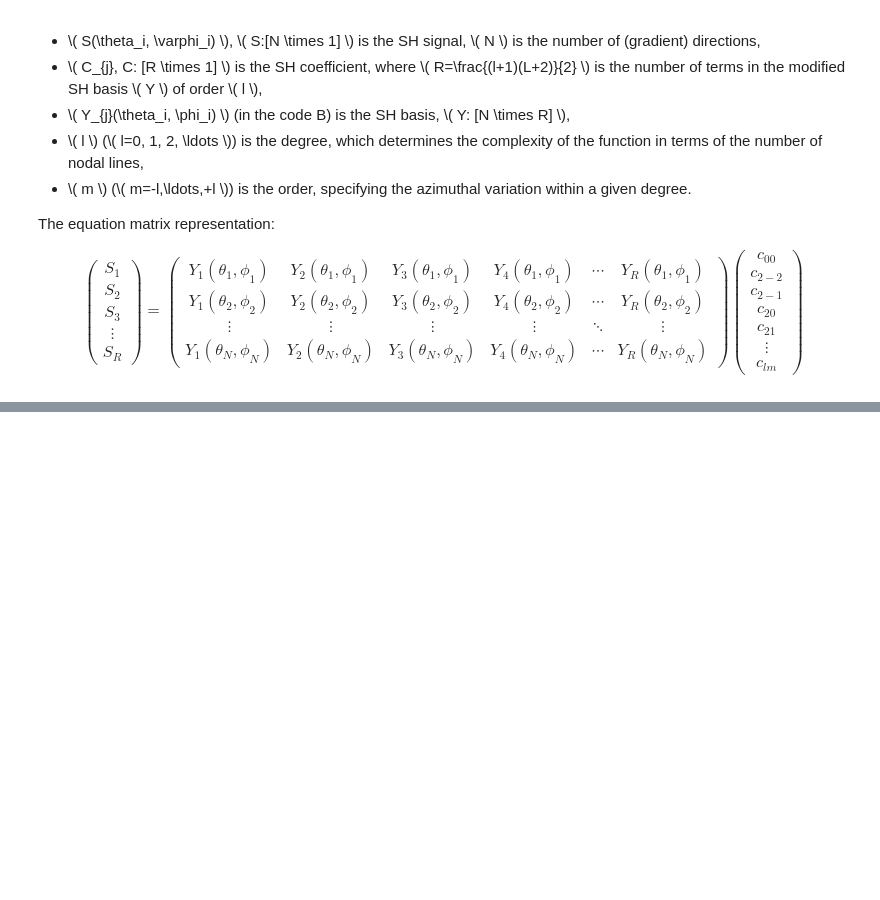
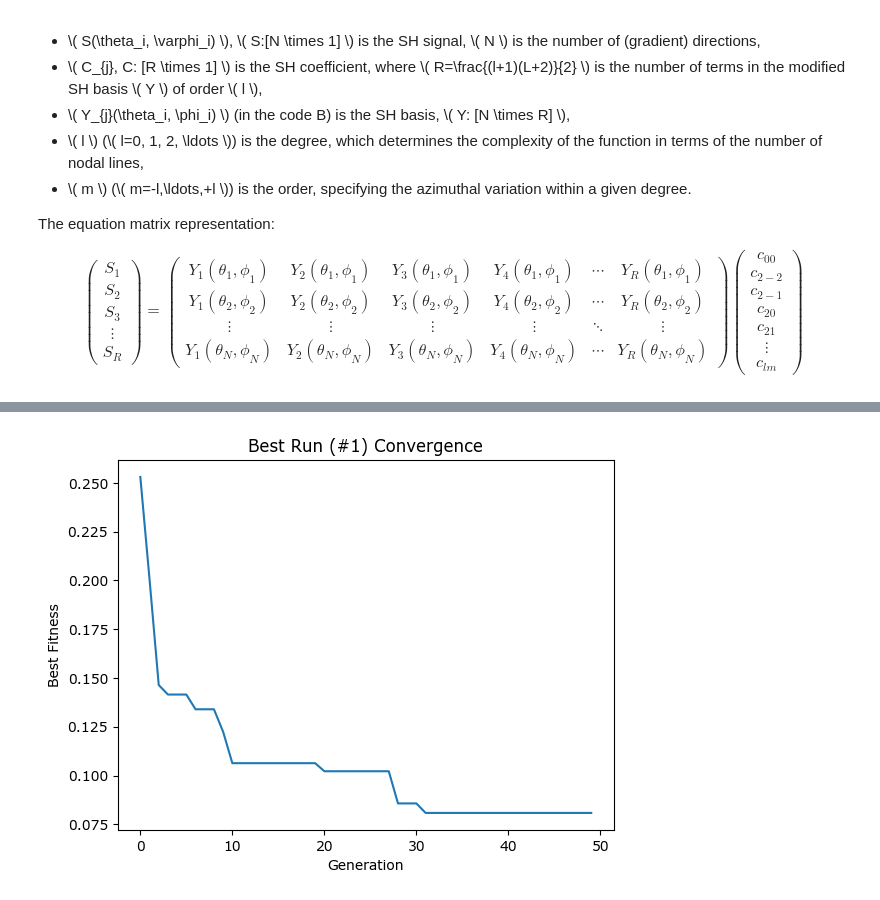
Before and after one commit to palmainczeffy/magoptlib, a Jupyter notebook: docs/example.ipynb, the cells around one changed output, grey strips where cells are left out. Cells and saved outputs as stored; diff of their text form; code cells hidden in the pictures; blank space fills up the shorter version.

```diff
--- a/docs/example.ipynb
+++ b/docs/example.ipynb
@@ -458,0 +151,15 @@ References:
+# %%
+# based on the number of magnets and their initial angles, get their positions and orientations
+positions_cpu, init_orientations_gpu = magnetring_gpu(n_magnets, init_angles, radius = 40)
+
+# Generate the sensor positions on a ring where we want to optimize the field
+points_of_interest = sensorring(24, radius=20)
+
+# Map the magnetic field measurement data to spherical harmonics and compute the SH coefficients
+sh_coeff_X, sh_coeff_Y, sh_coeff_Z = precompute_sh_coeffs(Bx, By, Bz, theta_values, phi_values, n_magnets, radius, max_sh_order)
+
+# Convert the positions, and the SH coefficients to cp arrays
+positions_gpu = cp.asarray(positions_cpu)           # (8,3)
+shX_gpu = cp.asarray(sh_coeff_X, dtype=cp.float64)
+shY_gpu = cp.asarray(sh_coeff_Y, dtype=cp.float64)
+shZ_gpu = cp.asarray(sh_coeff_Z, dtype=cp.float64)
@@ -458,0 +181,4 @@ References:
+# %%
+# Give the possible angles the algorithm can choose from
+possible_angles_cpu = np.linspace(-15*np.pi/180, 15*np.pi/180, 5, dtype=np.float64)
+possible_angles_gpu = cp.asarray(possible_angles_cpu, dtype=cp.float64)  # Convert to cp array
@@ -458,0 +193,62 @@ References:
+# %%
+# GA parameters
+pop_size   = 100
+num_gens   = 50
+mut_rate   = 0.3
+
+# Penalty multiplier for By and Bz
+alpha      = 1e8
+
+# Number of restarts
+n_restarts = 1
+
+
+# Preallocate storage
+d = positions_cpu.shape[0]   # number of magnets
+best_angles     = np.zeros((n_restarts, d))
+best_fitness    = np.zeros(n_restarts)
+Bx_best         = np.zeros(n_restarts)
+By_best         = np.zeros(n_restarts)
+Bz_best         = np.zeros(n_restarts)
+fitness_history = np.zeros((n_restarts, num_gens))
+
+
+for run in range(n_restarts):
+
+    (best_angles[run],
+        best_fitness[run],
+        _,
+        _,
+        _,
+        fitness_history[run]
+    ) = genetic_algorithm_gpu(
+        positions_cpu,
+        init_orientations_gpu,
+        l_values, m_values,
+        sh_coeff_X, sh_coeff_Y, sh_coeff_Z, points_of_interest,
+        possible_angles_cpu,
+        population_size=pop_size,
+        generations=num_gens,
+        mutation_rate=mut_rate,
+        objective='homogeneity', # homogeneity or maxBx
+        parent_selection='ACROMUSE_adaptive',
+        alpha=alpha
+    )
+    print(f"Run {run+1}/{n_restarts} done, best fitness = {best_fitness[run]:.3e}")
+    print(f"Best angles (rad): {best_angles[run]}")
+
+best_run = np.argmin(best_fitness) # min fitness wins
+# best_run = np.argmax(best_fitness) # max fitness wins
+
+
+# Plot the results
+plt.plot(fitness_history[best_run])
+plt.xlabel("Generation")
+plt.ylabel("Best Fitness")
+plt.title(f"Best Run (#{best_run+1}) Convergence")
+plt.show()
+
+# Print the best angles and best fitness values
+print("Best angles (rad):", best_angles[best_run])
+print(f"Best fitness: {best_fitness[best_run]:.6e}")
+# %% [output]
@@ -458,0 +263 @@ References:
+[figure, added]
```
Also changed, not shown: parts of 51 cells of this notebook, 1 other file.
